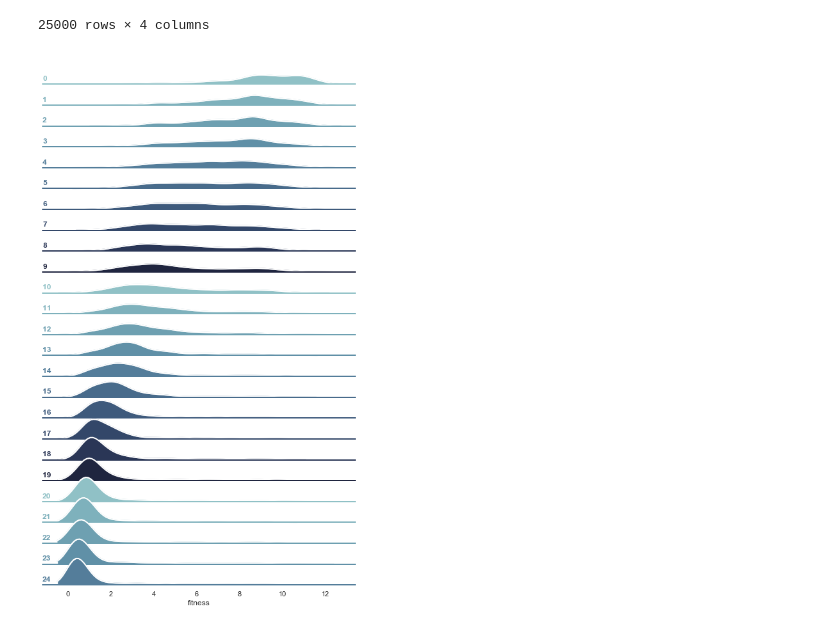
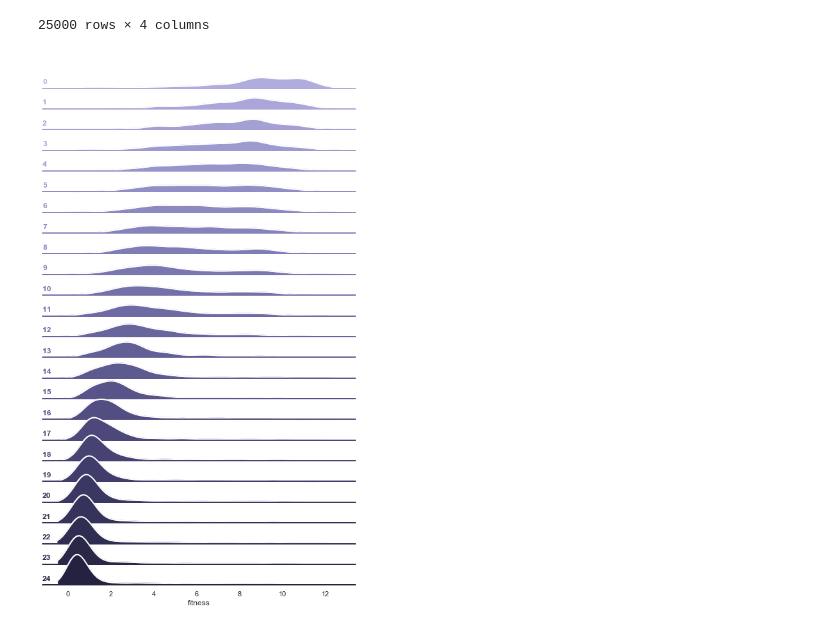
Before and after one commit to gdocking/gdock, a Jupyter notebook: analysis/plot-generations.ipynb, the cells around one changed output. Drawn from its saved outputs; the diff is of its cells as text; code cells hidden in the pictures.

Commit message:
tweak plot

```diff
--- a/analysis/plot-generations.ipynb
+++ b/analysis/plot-generations.ipynb
@@ -27,25 +27,25 @@ df
 # %%
 # df.iloc[::-1].head()
 # %%
-pal = sns.cubehelix_palette(10, rot=-.25, light=.7)
+pal = sns.cubehelix_palette(n_colors=len(df.generation.unique()), rot=0, light=.7, reverse=False)
 g = sns.FacetGrid(df, row="generation", hue="generation", aspect=15, height=.5, palette=pal)
 g.map(sns.kdeplot, "fitness", clip_on=False, shade=True, alpha=1, lw=1.5, bw=.2)
 g.map(sns.kdeplot, "fitness", clip_on=False, color="w", lw=2, bw=.2)
 g.map(plt.axhline, y=0, lw=2, clip_on=False)
 def label(x, color, label):
     ax = plt.gca()
     ax.text(0, .2, label, fontweight="bold", color=color,
             ha="left", va="center", transform=ax.transAxes)
 
 
 g.map(label, "fitness")
 # Set the subplots to overlap
-g.fig.subplots_adjust(hspace=-.25)
+g.fig.subplots_adjust(hspace=-.35)
 
 # Remove axes details that don't play well with overlap
 g.set_titles("")
 g.set(yticks=[])
 g.despine(bottom=True, left=True)
 plt.savefig('ridge.png')
 # %% [output]
-[figure, old version]
+[figure, new version]
```
Also changed, not shown: 1 other file.
